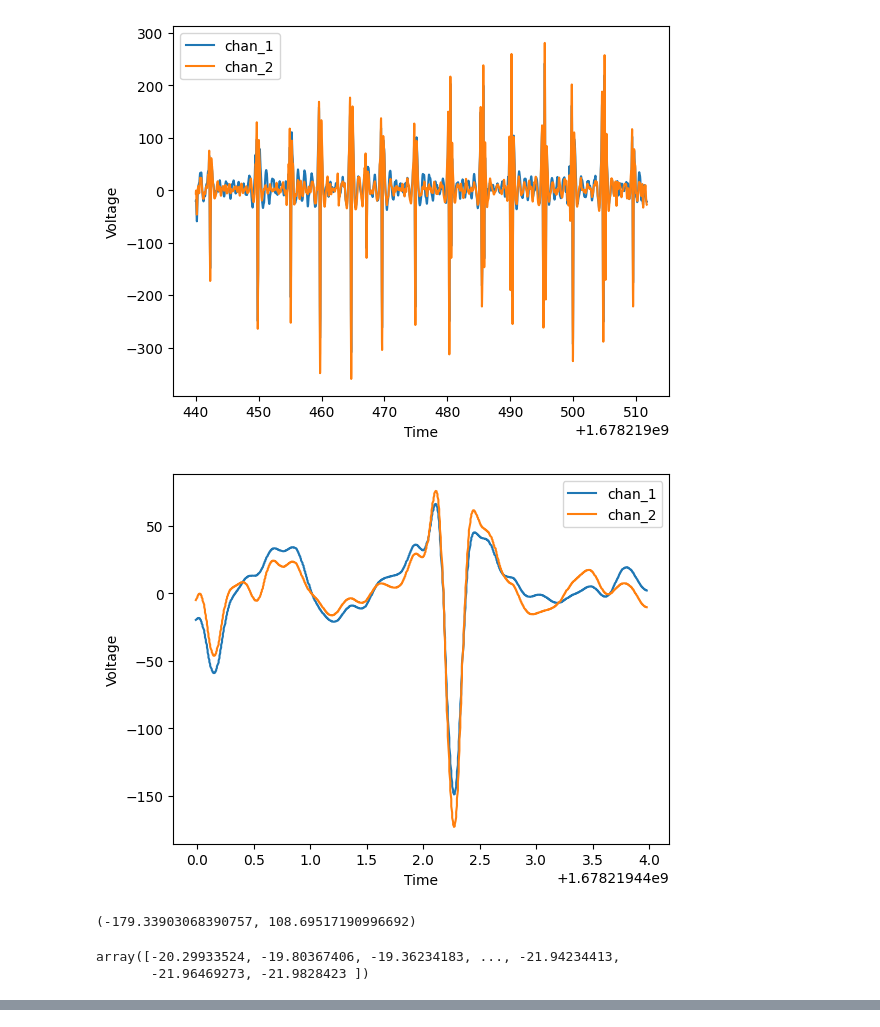
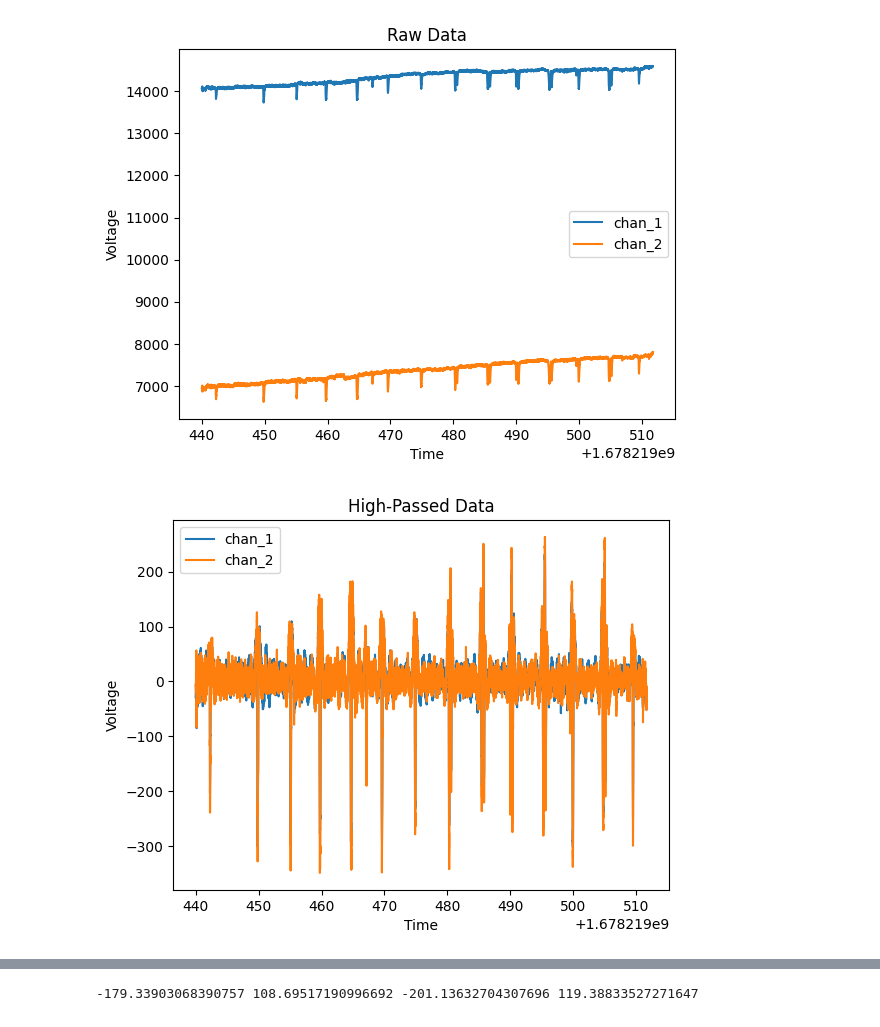
Before and after one commit to zikang-c/COGS-189-Dinosaur-Game-with-Eyeblink, a Jupyter notebook: Preprocess.ipynb, the cells around one changed output, grey strips where cells are left out. Cells and saved outputs as stored; diff of their text form; code cells hidden in the pictures.

Commit message:
Reorganized previous codes into functions to streamline preprocessing.

```diff
--- a/Preprocess.ipynb
+++ b/Preprocess.ipynb
@@ -97,18 +158,0 @@ filtered_voltage_chan_2 = filtfilt(b, a, filtered_voltage_chan_2)
-# %%
-plt.plot(time, filtered_voltage_chan_1, label='chan_1')
-plt.plot(time, filtered_voltage_chan_2, label='chan_2')
-plt.xlabel('Time')
-plt.ylabel('Voltage')
-plt.legend()
-plt.show()
-# %% [output]
-[figure, removed]
-# %%
-plt.plot(time[1:1000], filtered_voltage_chan_1[1:1000], label='chan_1')
-plt.plot(time[1:1000], filtered_voltage_chan_2[1:1000], label='chan_2')
-plt.xlabel('Time')
-plt.ylabel('Voltage')
-plt.legend()
-plt.show()
-# %% [output]
-[figure, removed]
@@ -128,13 +159,5 @@ def average_min_max(data, time):
-# %%
-avg_min, avg_max = average_min_max(filtered_voltage_chan_1, time)
-avg_min, avg_max
-# %% [output]
-(-179.33903068390757, 108.69517190996692)
-# %%
-def svt(data, time):
-    return
-
-filtered_voltage_chan_1
-# %% [output]
-array([-20.29933524, -19.80367406, -19.36234183, ..., -21.94234413,
-       -21.96469273, -21.9828423 ])
+# %%
+preprocess(df)
+# %% [output]
+[figure, added]
+[figure, added]
@@ -140,0 +165 @@ array([-20.29933524, -19.80367406, -19.36234183, ..., -21.94234413,
+-179.33903068390757 108.69517190996692 -201.13632704307696 119.38833527271647
```
Also changed, not shown: parts of 10 cells of this notebook.
